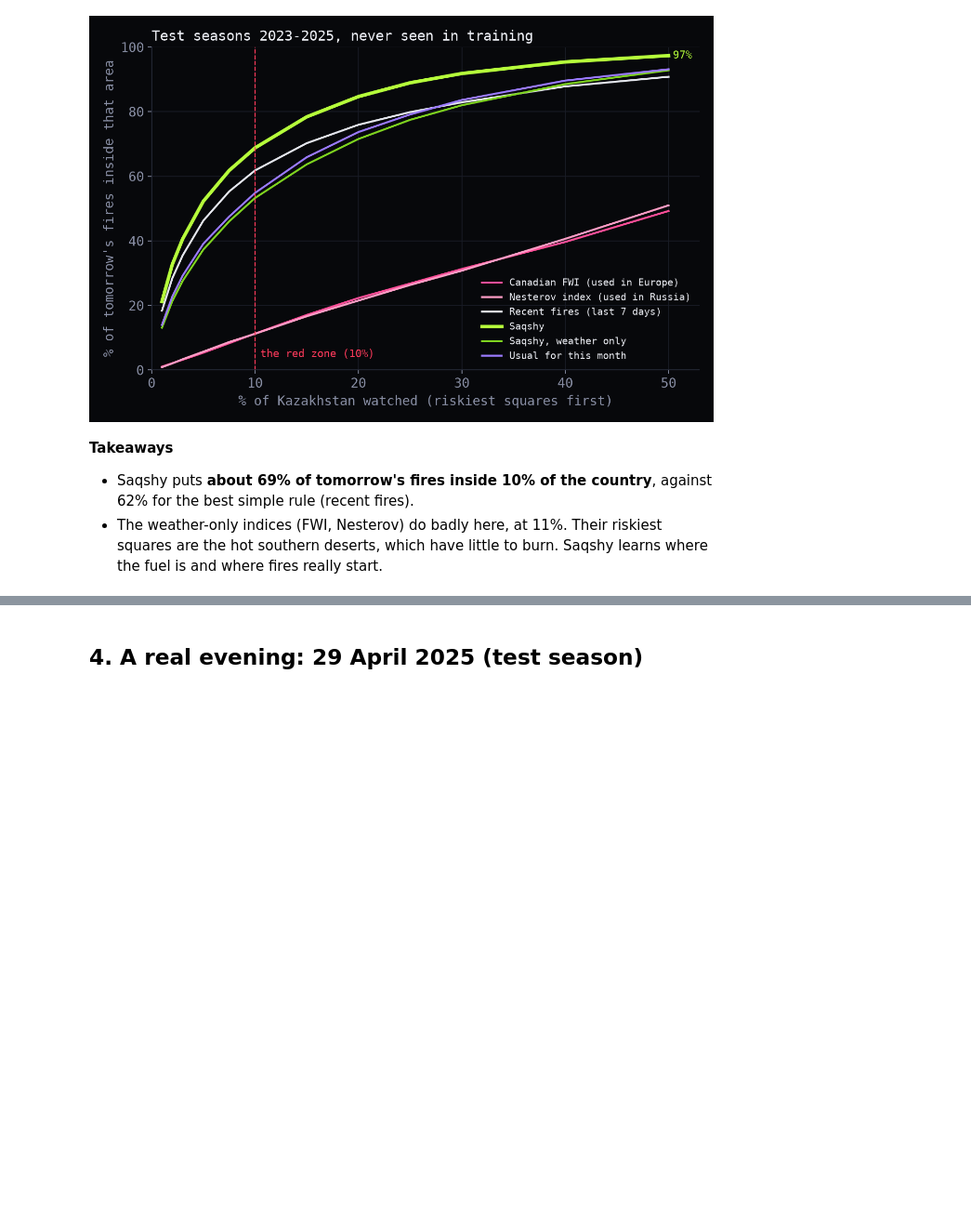
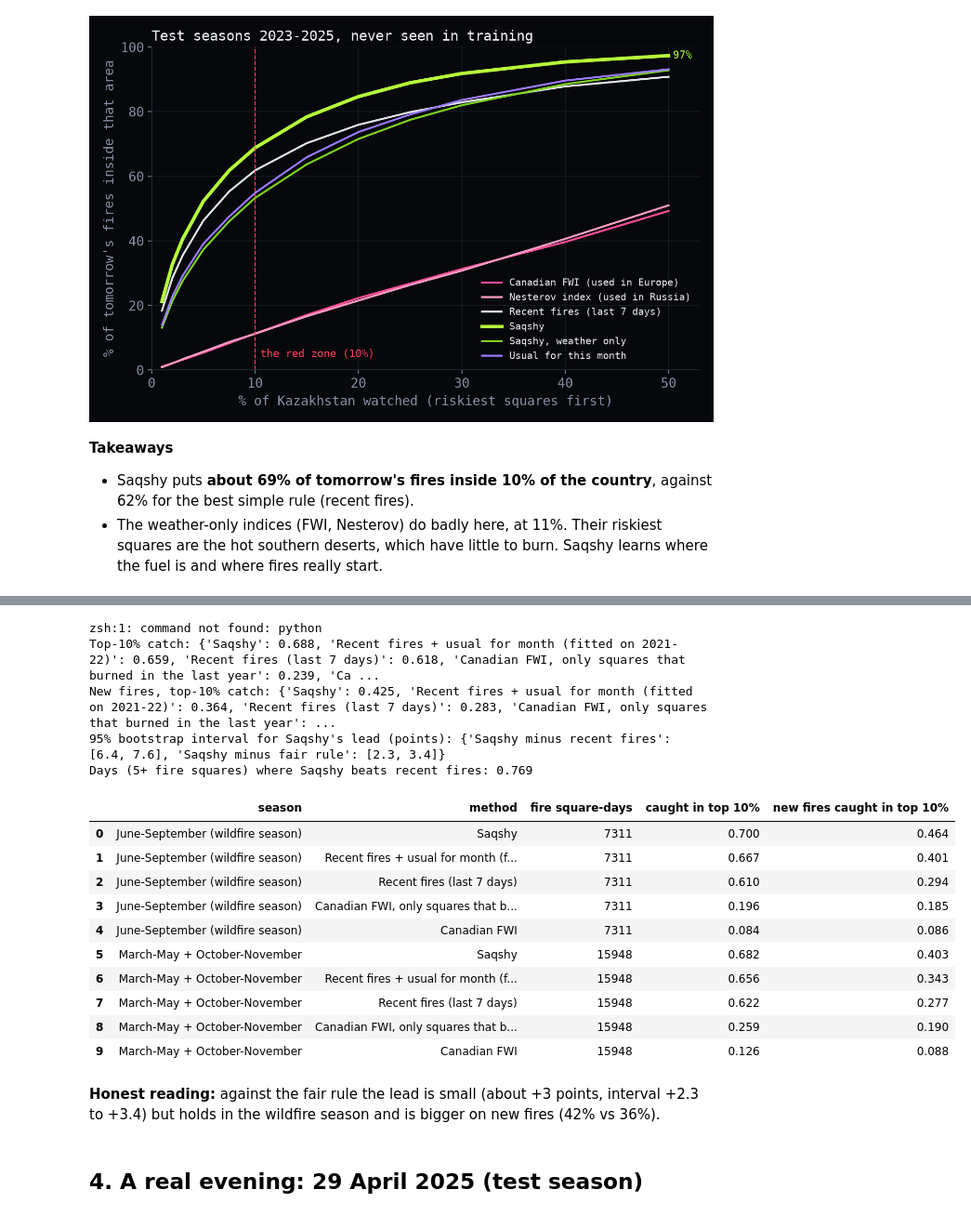
Before and after one commit to dede-bebe-lele/saqshy, a Jupyter notebook: saqshy.ipynb, the cells around one changed output, grey strips where cells are left out. Shown at 93% size. Saved outputs shown, nothing was run; the diff lists cells and outputs as text; code cells hidden in the pictures; blank space fills up the shorter version.

```diff
--- a/saqshy.ipynb
+++ b/saqshy.ipynb
@@ -114,3 +118,31 @@ zsh:1: command not found: python
+# %%
+!python -W ignore extra_checks.py > /dev/null
+import json
+X = json.load(open("results/extra_checks.json"))
+print("Top-10% catch:", {k: round(v, 3) for k, v in X["all_fires_top10"].items()})
+print("New fires, top-10% catch:", {k: round(v, 3) for k, v in X["new_fires_top10"].items()})
+print("95% bootstrap interval for Saqshy's lead (points):", X["bootstrap_95ci_points"])
+print("Days (5+ fire squares) where Saqshy beats recent fires:", round(X["share_of_those_days_saqshy_beats_recent"], 3))
+pd.read_csv("results/scores_by_season.csv").round(3)
+# %% [output]
+zsh:1: command not found: python
+Top-10% catch: {'Saqshy': 0.688, 'Recent fires + usual for month (fitted on 2021-22)': 0.659, 'Recent fires (last 7 days)': 0.618, 'Canadian FWI, only squares that burned in the last year': 0.239, 'Ca ...
+New fires, top-10% catch: {'Saqshy': 0.425, 'Recent fires + usual for month (fitted on 2021-22)': 0.364, 'Recent fires (last 7 days)': 0.283, 'Canadian FWI, only squares that burned in the last year': ...
+95% bootstrap interval for Saqshy's lead (points): {'Saqshy minus recent fires': [6.4, 7.6], 'Saqshy minus fair rule': [2.3, 3.4]}
+Days (5+ fire squares) where Saqshy beats recent fires: 0.769
+|  | season | method | fire square-days | caught in top 10% | new fires caught in top 10% |
+| 0 | June-September (wildfire season) | Saqshy | 7311 | 0.700 | 0.464 |
+| 1 | June-September (wildfire season) | Recent fires + usual for month (f... | 7311 | 0.667 | 0.401 |
+| 2 | June-September (wildfire season) | Recent fires (last 7 days) | 7311 | 0.610 | 0.294 |
+| 3 | June-September (wildfire season) | Canadian FWI, only squares that b... | 7311 | 0.196 | 0.185 |
+| 4 | June-September (wildfire season) | Canadian FWI | 7311 | 0.084 | 0.086 |
+| 5 | March-May + October-November | Saqshy | 15948 | 0.682 | 0.403 |
+| 6 | March-May + October-November | Recent fires + usual for month (f... | 15948 | 0.656 | 0.343 |
+| 7 | March-May + October-November | Recent fires (last 7 days) | 15948 | 0.622 | 0.277 |
+| 8 | March-May + October-November | Canadian FWI, only squares that b... | 15948 | 0.259 | 0.190 |
+| 9 | March-May + October-November | Canadian FWI | 15948 | 0.126 | 0.088 |
+# %% [markdown]
+**Honest reading:** against the fair rule the lead is small (about +3 points, interval +2.3 to +3.4) but holds in the wildfire season and is bigger on new fires (42% vs 36%).
 # %% [markdown]
 ## 4. A real evening: 29 April 2025 (test season)
 # %%
```
Also changed, not shown: parts of 1 cell of this notebook, 9 other files.
